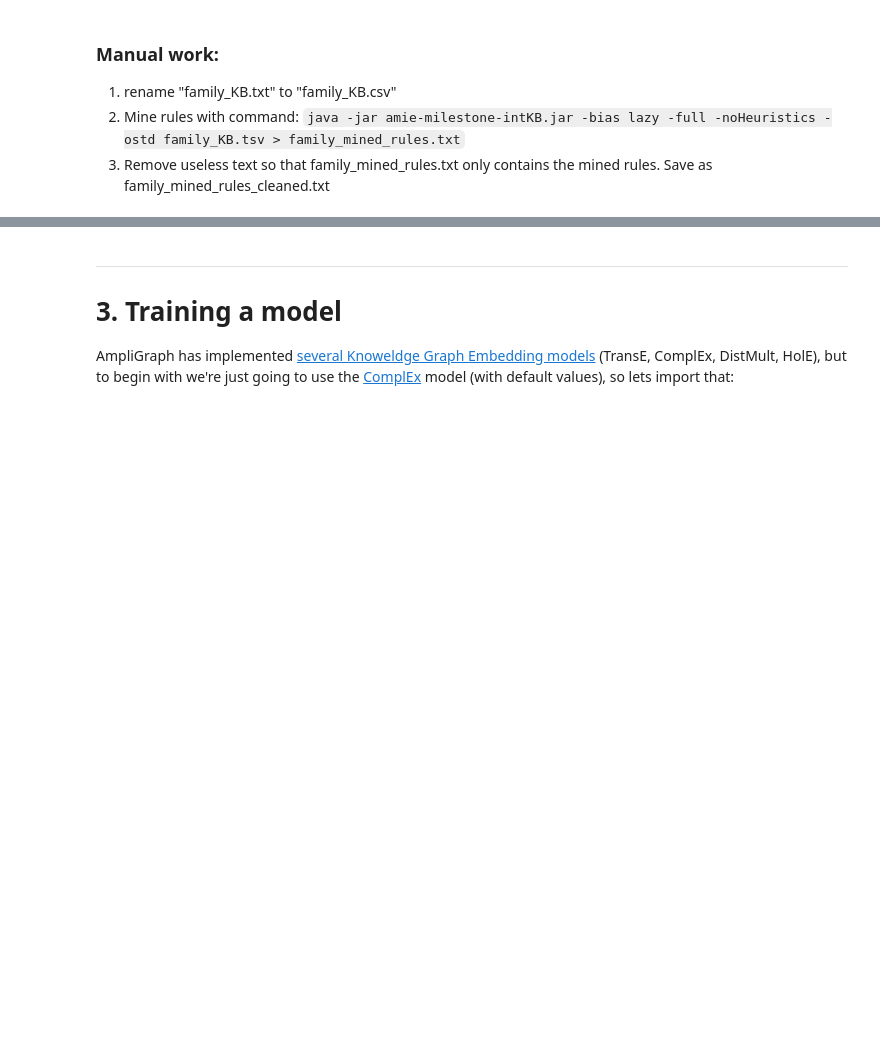
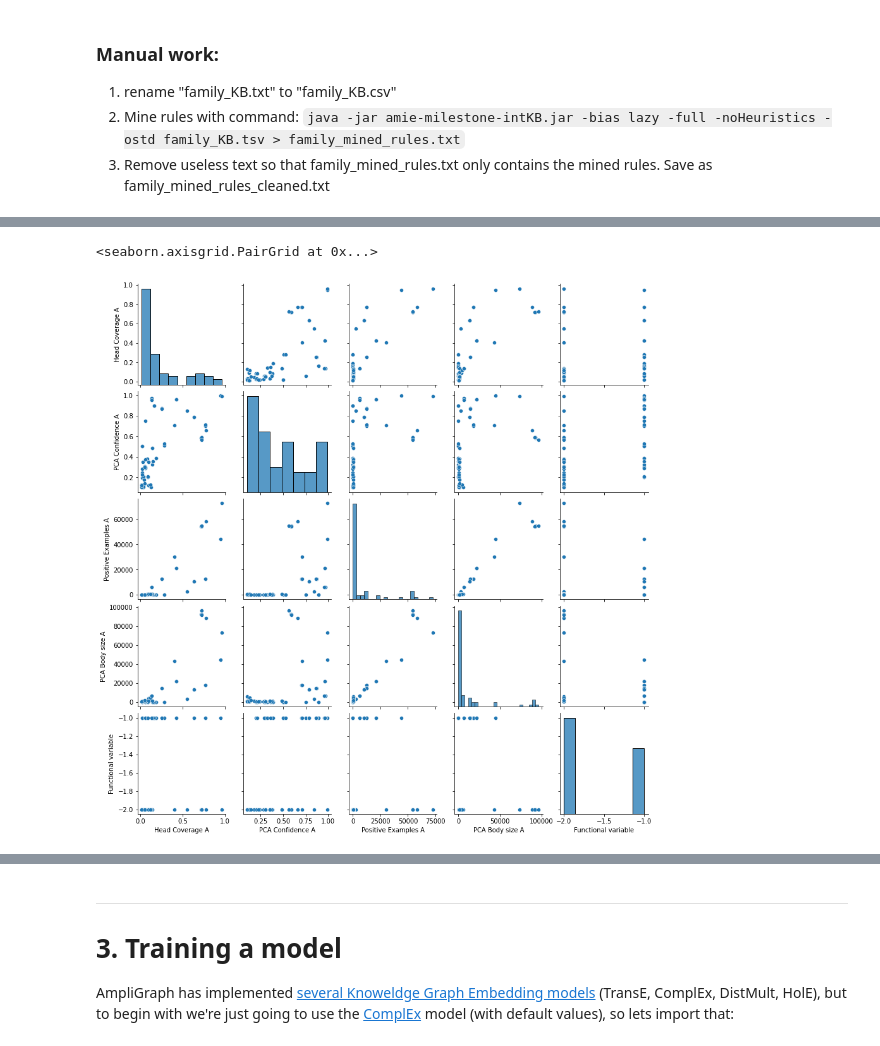
Before and after one commit to JohannaJo/master-latex-template, a Jupyter notebook: code/pykeen_wikidata.ipynb, the cells around one changed output, grey strips where cells are left out. Saved outputs shown, nothing was run; the diff lists cells and outputs as text; code cells hidden in the pictures; blank space fills up the shorter version.

```diff
--- a/code/pykeen_wikidata.ipynb
+++ b/code/pykeen_wikidata.ipynb
@@ -179,0 +301,5 @@ family_random_subset_mining_results = pd.read_csv("family_random_subset_mined_ru
+# %%
+sns.pairplot(family_mining_results)
+# %% [output]
+<seaborn.axisgrid.PairGrid at 0x...>
+[figure, added]
```
Also changed, not shown: parts of 38 cells of this notebook.
